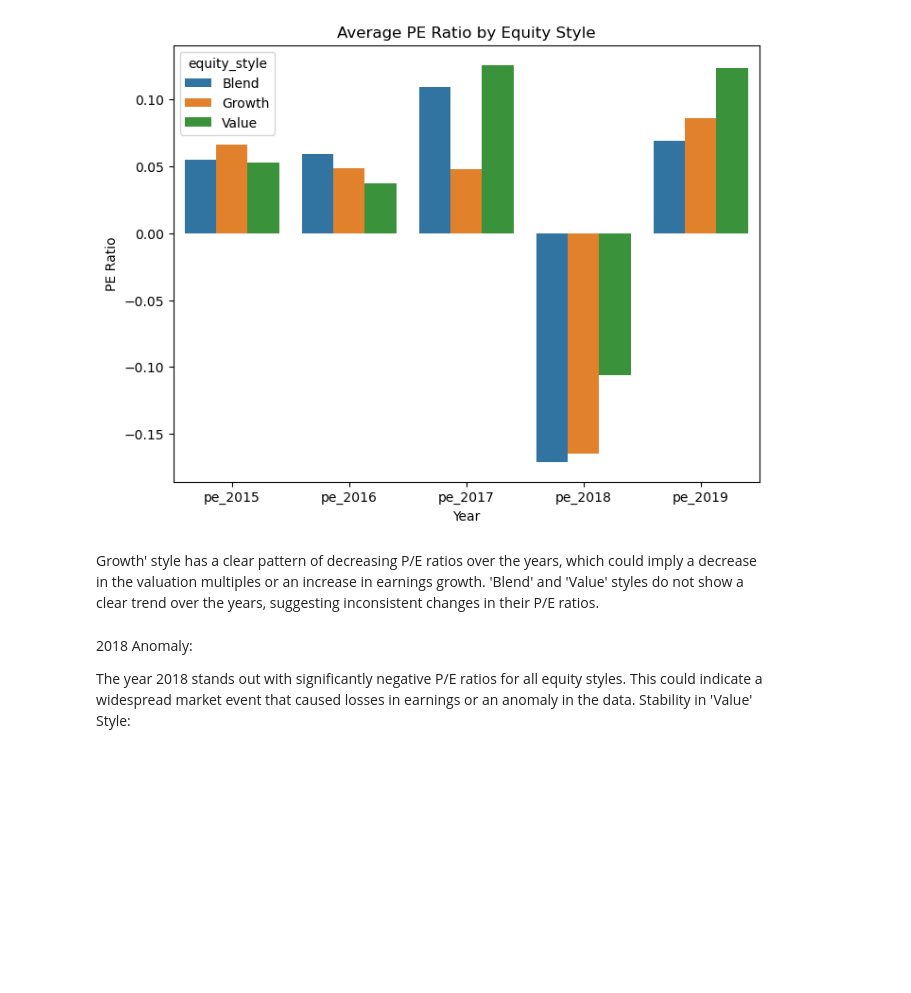
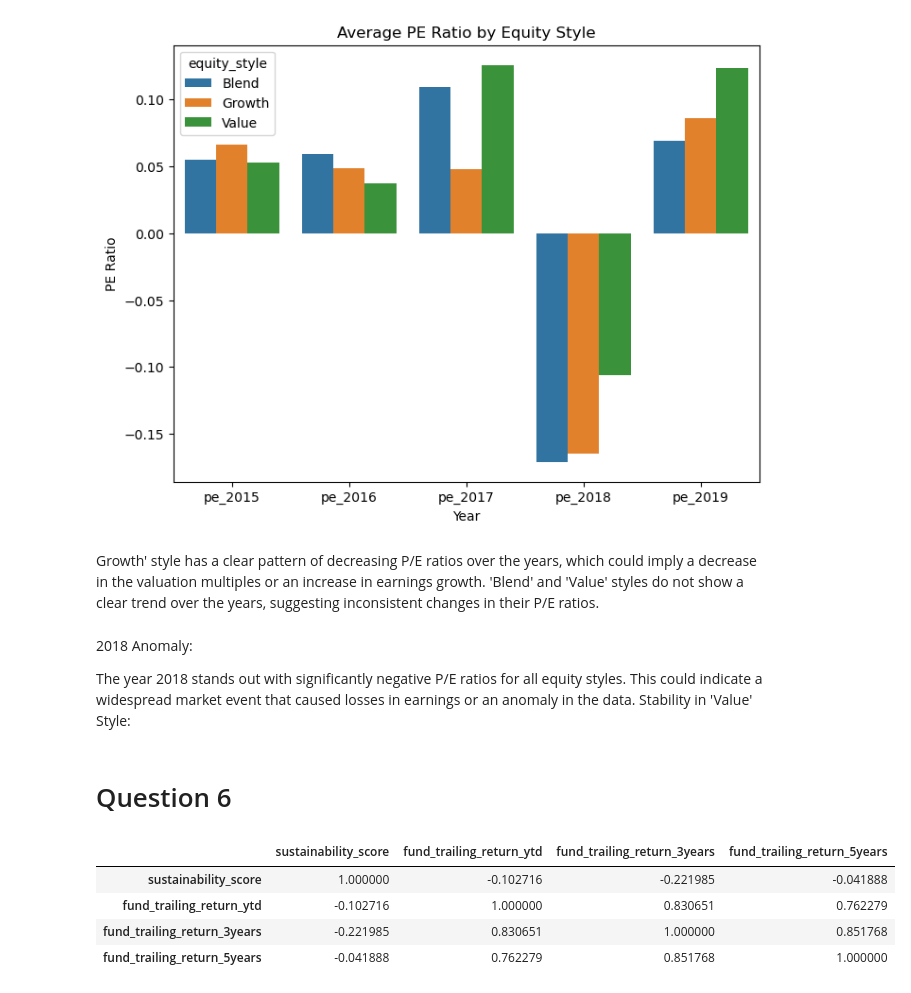
Before and after one commit to abishekchiffon/Risk_prediction_Mutual_funds, a Jupyter notebook: EDA Nov 25.ipynb, the cells around one changed output. Cells and saved outputs as stored; diff of their text form; code cells hidden in the pictures; blank space fills up the shorter version.

Commit message:
question 6 part 1

```diff
--- a/EDA Nov 25.ipynb
+++ b/EDA Nov 25.ipynb
@@ -568,3 +556,16 @@ Growth' style has a clear pattern of decreasing P/E ratios over the years, which
 
 The year 2018 stands out with significantly negative P/E ratios for all equity styles. This could indicate a widespread market event that caused losses in earnings or an anomaly in the data.
 Stability in 'Value' Style:
+# %% [markdown]
+# Question 6
+# %%
+correlation_data = df[['sustainability_score', 'fund_trailing_return_ytd', 'fund_trailing_return_3years', 'fund_trailing_return_5years']].corr()
+
+# The resulting DataFrame 'correlation_data' will contain the correlation coefficients between all pairs of these variables
+correlation_data
+# %% [output]
+|  | sustainability_score | fund_trailing_return_ytd | fund_trailing_return_3years | fund_trailing_return_5years |
+| sustainability_score | 1.000000 | -0.102716 | -0.221985 | -0.041888 |
+| fund_trailing_return_ytd | -0.102716 | 1.000000 | 0.830651 | 0.762279 |
+| fund_trailing_return_3years | -0.221985 | 0.830651 | 1.000000 | 0.851768 |
+| fund_trailing_return_5years | -0.041888 | 0.762279 | 0.851768 | 1.000000 |
```
Also changed, not shown: parts of 1 cell of this notebook.
